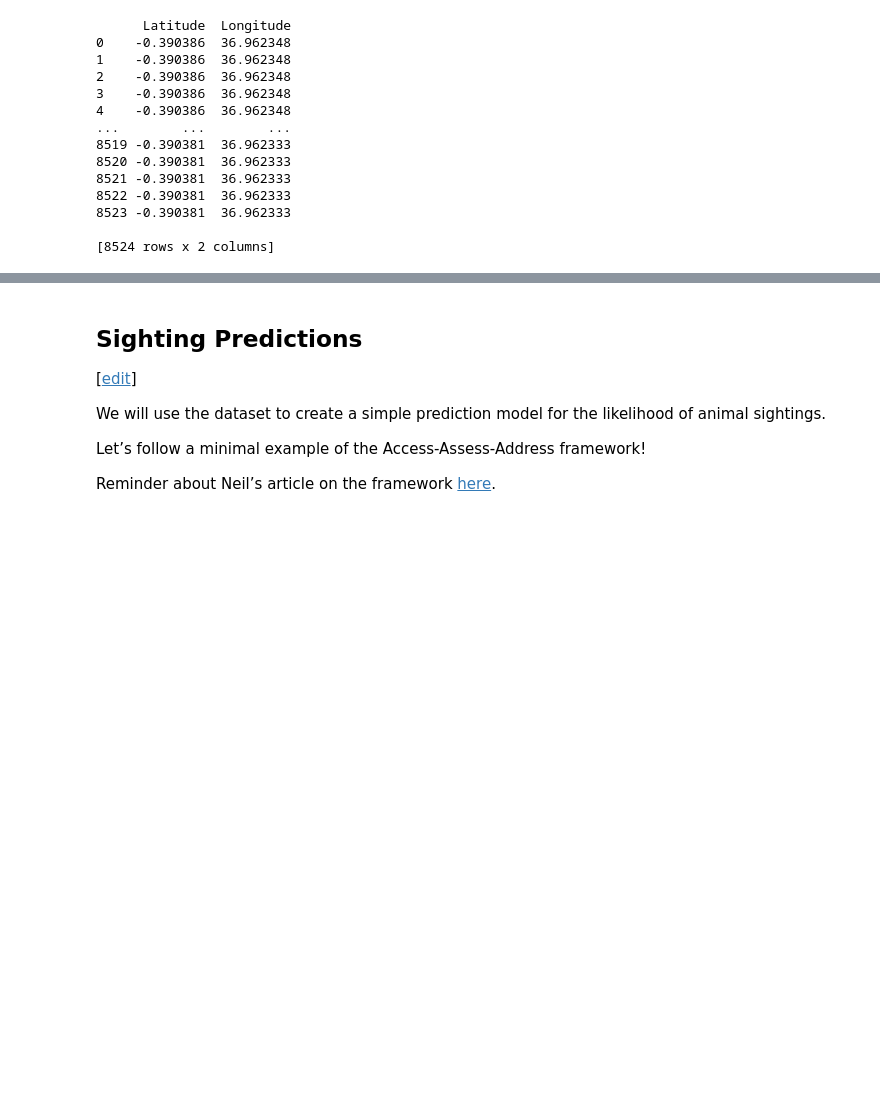
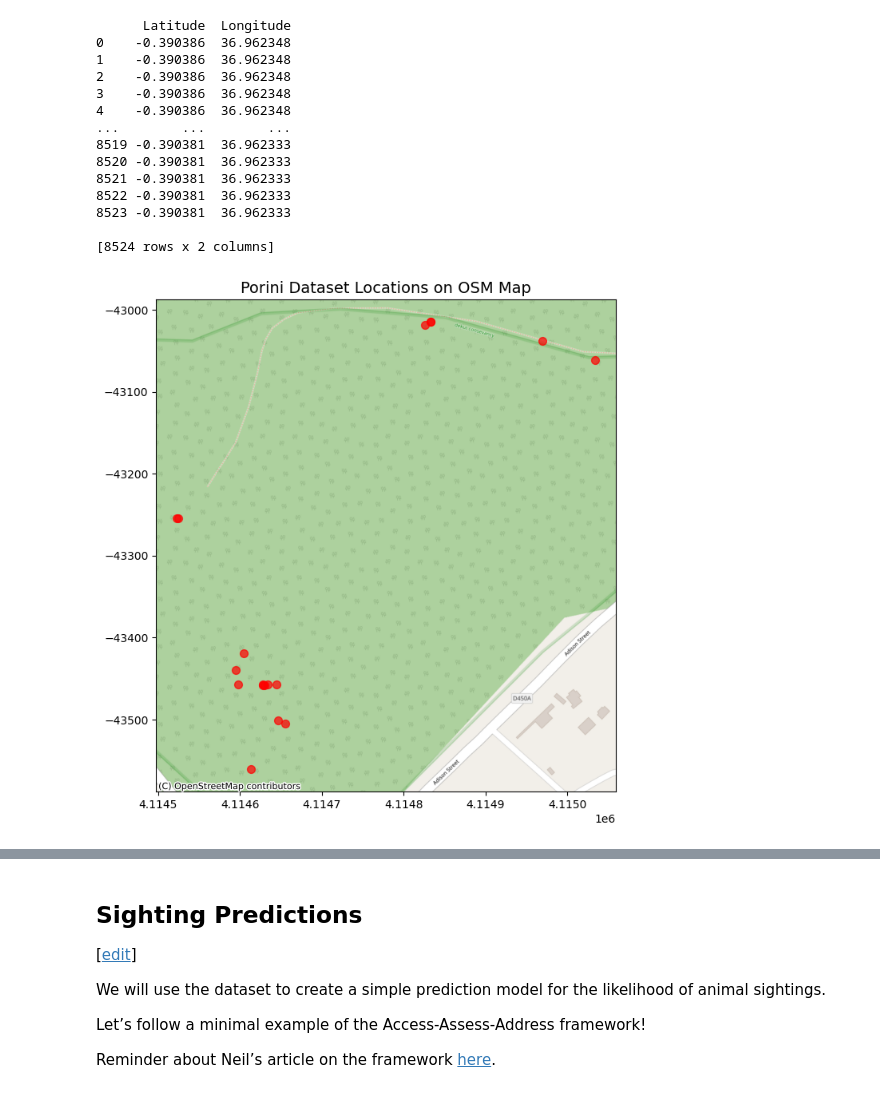
Before and after one commit to zippyzippy0/mlfc_practicals, a Jupyter notebook: _notebooks/03-dataset-joining-practical.ipynb, the cells around one changed output, grey strips where cells are left out. Cells and saved outputs as stored; diff of their text form; code cells hidden in the pictures; blank space fills up the shorter version.

```diff
--- a/_notebooks/03-dataset-joining-practical.ipynb
+++ b/_notebooks/03-dataset-joining-practical.ipynb
@@ -177,0 +172,18 @@ m.save("porini_map.html")
+# %%
+import geopandas as gpd
+import matplotlib.pyplot as plt
+import contextily as ctx
+coordinates = coordinates.drop_duplicates()
+gdf = gpd.GeoDataFrame(
+    coordinates,
+    geometry=gpd.points_from_xy(coordinates['Longitude'], coordinates['Latitude']),
+    crs="EPSG:4326"
+)
+
+gdf_web = gdf.to_crs(epsg=3857)
+ax = gdf_web.plot(figsize=(8, 8), color="red", markersize=50, alpha=0.7)
+ctx.add_basemap(ax, source=ctx.providers.OpenStreetMap.Mapnik)
+plt.title("Porini Dataset Locations on OSM Map", fontsize=14)
+plt.show()
+# %% [output]
+[figure, added]
```
Also changed, not shown: parts of 49 cells of this notebook.
